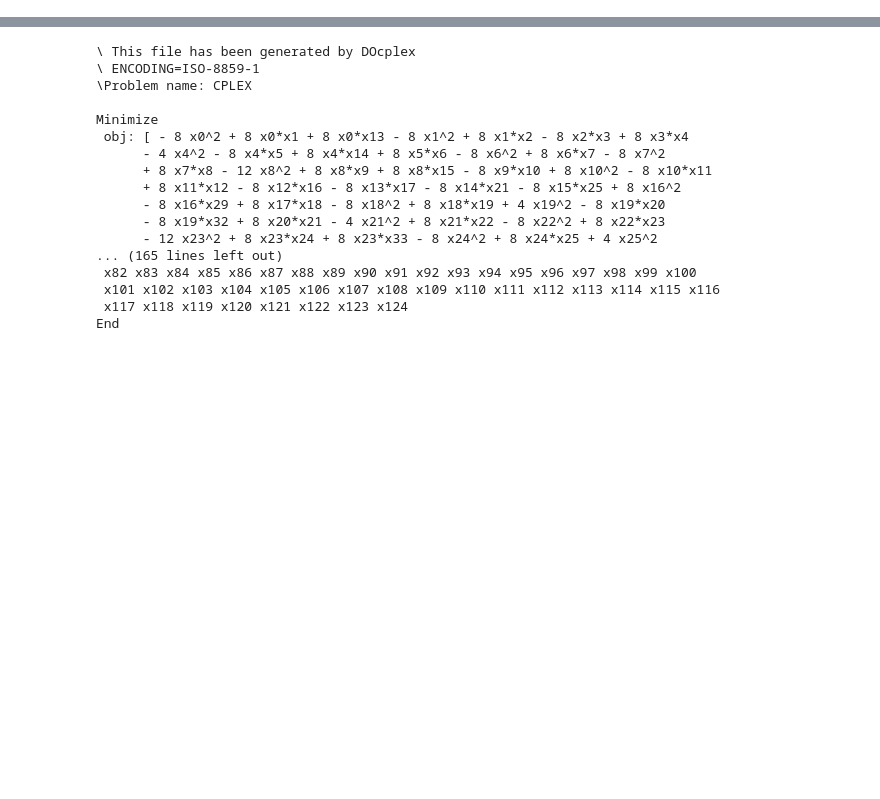
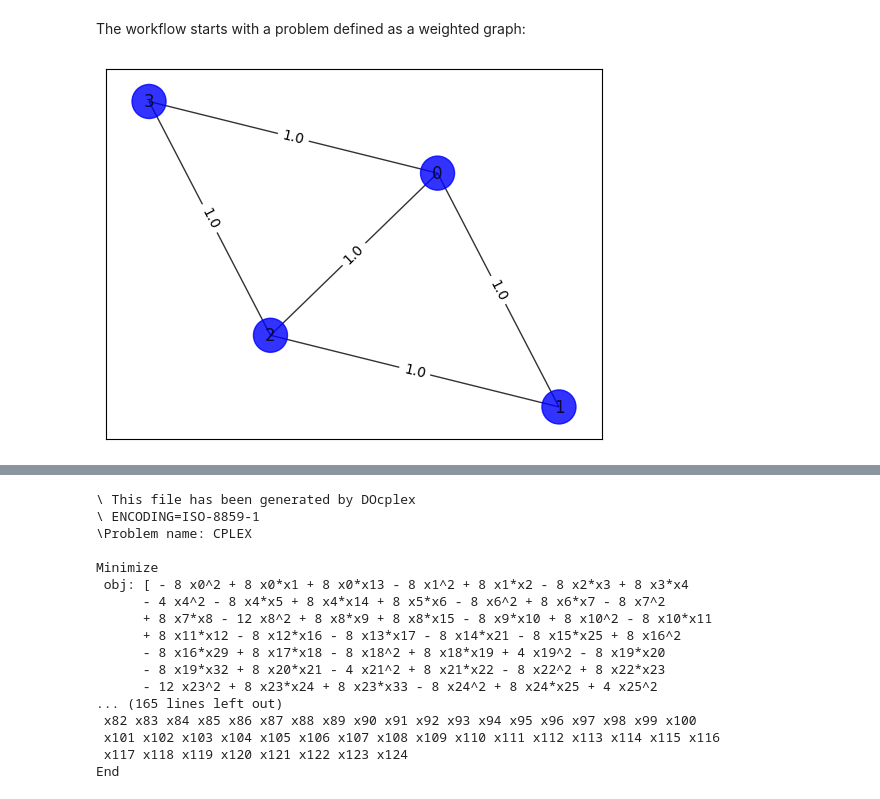
Before and after one commit to qiskit-community/qopt-best-practices, a Jupyter notebook: how_tos/qiskit_patterns.ipynb, the cells around one changed output, grey strips where cells are left out. Drawn from its saved outputs; the diff is of its cells as text; code cells hidden in the pictures; blank space fills up the shorter version.

```diff
--- a/how_tos/qiskit_patterns.ipynb
+++ b/how_tos/qiskit_patterns.ipynb
@@ -38,0 +18,9 @@ Classical optimization problems and be stored and represented in a LP as shown b
+# %% [markdown]
+The workflow starts with a problem defined as a weighted graph:
+# %%
+from demo_src.graph import generate_demo_graph, draw_graph
+
+demo_graph = generate_demo_graph()
+draw_graph(demo_graph)
+# %% [output]
+[figure, added]
```
Also changed, not shown: parts of 57 cells of this notebook, 5 other files.
